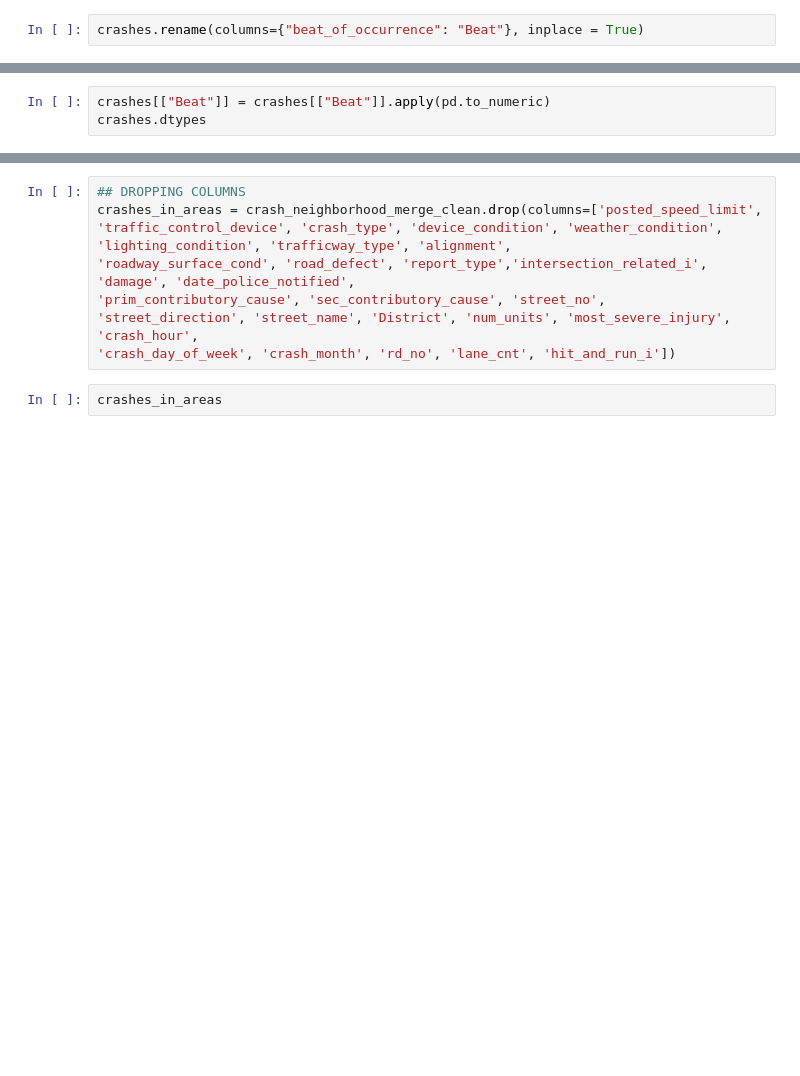
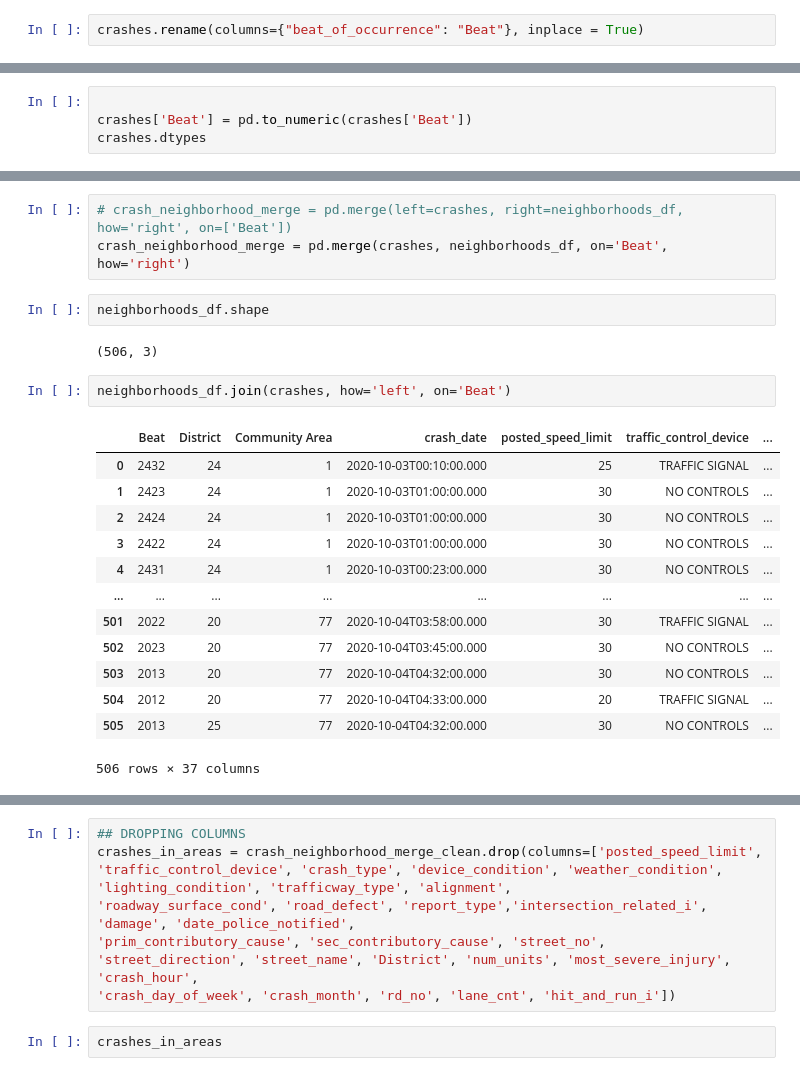
Before and after one commit to PhysicsGlitch/Geomap_Project, a Jupyter notebook: data_exploration_merged.ipynb, the cells around one changed output, grey strips where cells are left out. Saved outputs shown, nothing was run; the diff lists cells and outputs as text; blank space fills up the shorter version.

Commit message:
join of data working

```diff
--- a/data_exploration_merged.ipynb
+++ b/data_exploration_merged.ipynb
@@ -59,3 +123,4 @@ crashes.dtypes
 # %%
-crashes[["Beat"]] = crashes[["Beat"]].apply(pd.to_numeric)
+
+crashes['Beat'] = pd.to_numeric(crashes['Beat'])
 crashes.dtypes
@@ -68,0 +141,23 @@ neighborhoods_df.dtypes
+# %%
+# crash_neighborhood_merge = pd.merge(left=crashes, right=neighborhoods_df, how='right', on=['Beat'])
+crash_neighborhood_merge = pd.merge(crashes, neighborhoods_df, on='Beat', how='right')
+# %%
+neighborhoods_df.shape
+# %% [output]
+(506, 3)
+# %%
+neighborhoods_df.join(crashes, how='left', on='Beat')
+# %% [output]
+|  | Beat | District | Community Area | crash_date | posted_speed_limit | traffic_control_device | ... |
+| 0 | 2432 | 24 | 1 | 2020-10-03T00:10:00.000 | 25 | TRAFFIC SIGNAL | ... |
+| 1 | 2423 | 24 | 1 | 2020-10-03T01:00:00.000 | 30 | NO CONTROLS | ... |
+| 2 | 2424 | 24 | 1 | 2020-10-03T01:00:00.000 | 30 | NO CONTROLS | ... |
+| 3 | 2422 | 24 | 1 | 2020-10-03T01:00:00.000 | 30 | NO CONTROLS | ... |
+| 4 | 2431 | 24 | 1 | 2020-10-03T00:23:00.000 | 30 | NO CONTROLS | ... |
+| ... | ... | ... | ... | ... | ... | ... | ... |
+| 501 | 2022 | 20 | 77 | 2020-10-04T03:58:00.000 | 30 | TRAFFIC SIGNAL | ... |
+| 502 | 2023 | 20 | 77 | 2020-10-04T03:45:00.000 | 30 | NO CONTROLS | ... |
+| 503 | 2013 | 20 | 77 | 2020-10-04T04:32:00.000 | 30 | NO CONTROLS | ... |
+| 504 | 2012 | 20 | 77 | 2020-10-04T04:33:00.000 | 20 | TRAFFIC SIGNAL | ... |
+| 505 | 2013 | 25 | 77 | 2020-10-04T04:32:00.000 | 30 | NO CONTROLS | ... |
+506 rows × 37 columns
```
Also changed, not shown: parts of 17 cells of this notebook.
